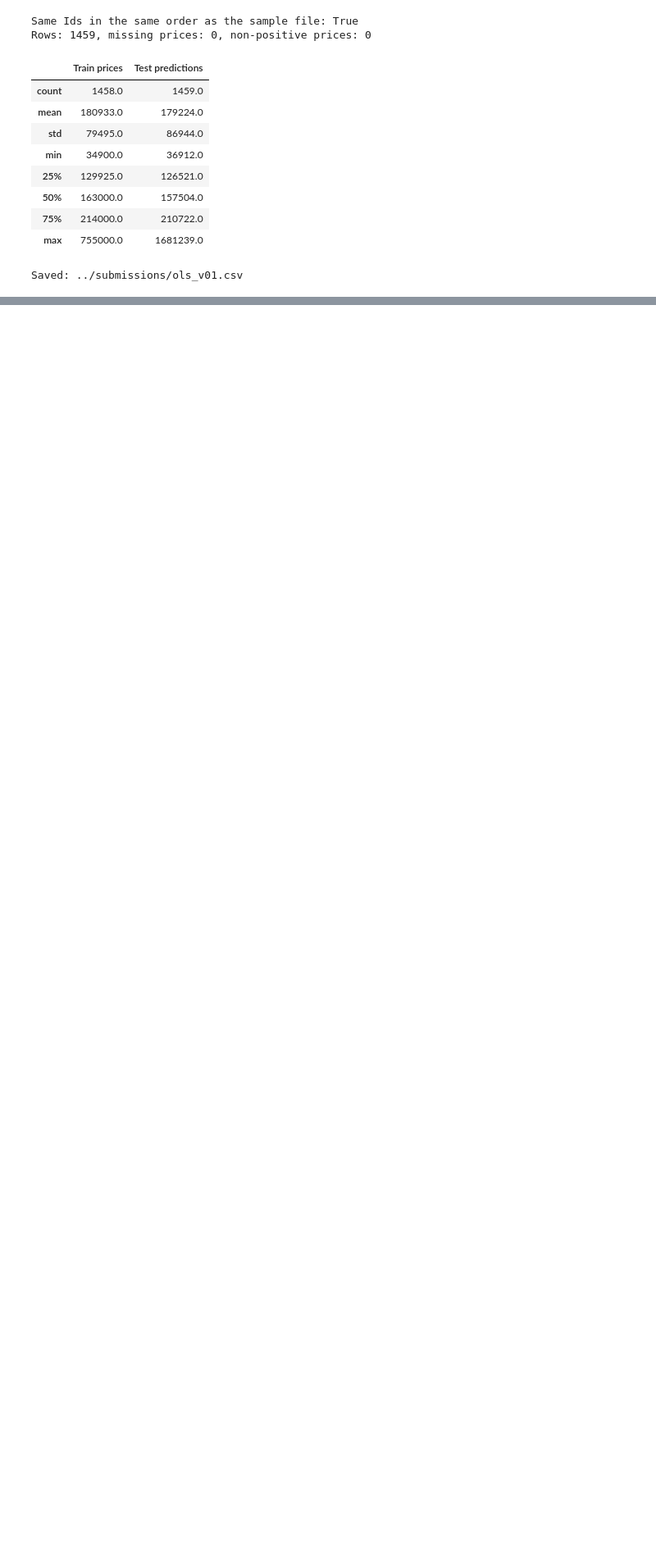
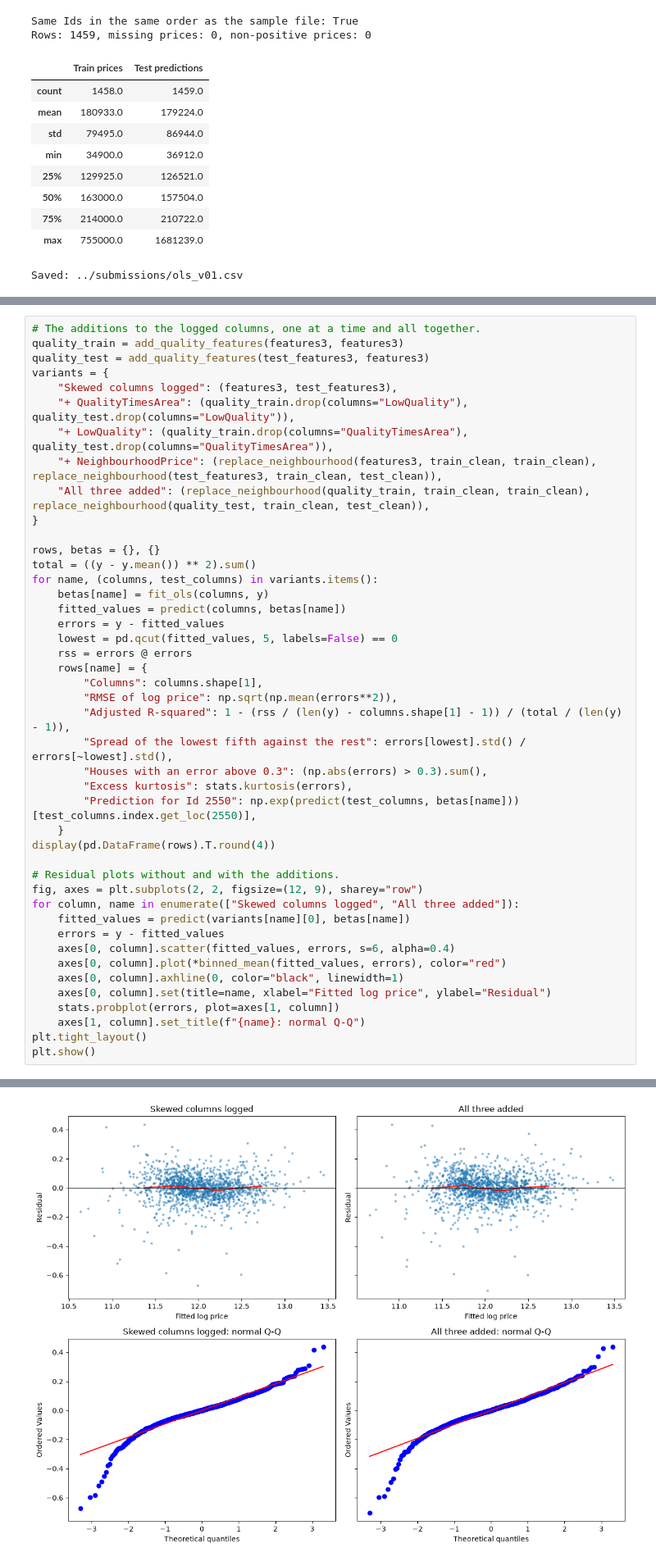
Before and after one commit to aramosw/house-prices, a Jupyter notebook: notebooks/LinearRegression.ipynb, the cells around one changed output, grey strips where cells are left out. Shown at 82% size. Saved outputs shown, nothing was run; the diff lists cells and outputs as text; blank space fills up the shorter version.

```diff
--- a/notebooks/LinearRegression.ipynb
+++ b/notebooks/LinearRegression.ipynb
@@ -421,0 +601,45 @@ Saved: ../submissions/ols_v01.csv
+# %%
+# The additions to the logged columns, one at a time and all together.
+quality_train = add_quality_features(features3, features3)
+quality_test = add_quality_features(test_features3, features3)
+variants = {
+    "Skewed columns logged": (features3, test_features3),
+    "+ QualityTimesArea": (quality_train.drop(columns="LowQuality"), quality_test.drop(columns="LowQuality")),
+    "+ LowQuality": (quality_train.drop(columns="QualityTimesArea"), quality_test.drop(columns="QualityTimesArea")),
+    "+ NeighbourhoodPrice": (replace_neighbourhood(features3, train_clean, train_clean), replace_neighbourhood(test_features3, train_clean, test_clean)),
+    "All three added": (replace_neighbourhood(quality_train, train_clean, train_clean), replace_neighbourhood(quality_test, train_clean, test_clean)),
+}
+
+rows, betas = {}, {}
+total = ((y - y.mean()) ** 2).sum()
+for name, (columns, test_columns) in variants.items():
+    betas[name] = fit_ols(columns, y)
+    fitted_values = predict(columns, betas[name])
+    errors = y - fitted_values
+    lowest = pd.qcut(fitted_values, 5, labels=False) == 0
+    rss = errors @ errors
+    rows[name] = {
+        "Columns": columns.shape[1],
+        "RMSE of log price": np.sqrt(np.mean(errors**2)),
+        "Adjusted R-squared": 1 - (rss / (len(y) - columns.shape[1] - 1)) / (total / (len(y) - 1)),
+        "Spread of the lowest fifth against the rest": errors[lowest].std() / errors[~lowest].std(),
+        "Houses with an error above 0.3": (np.abs(errors) > 0.3).sum(),
+        "Excess kurtosis": stats.kurtosis(errors),
+        "Prediction for Id 2550": np.exp(predict(test_columns, betas[name]))[test_columns.index.get_loc(2550)],
+    }
+display(pd.DataFrame(rows).T.round(4))
+
+# Residual plots without and with the additions.
+fig, axes = plt.subplots(2, 2, figsize=(12, 9), sharey="row")
+for column, name in enumerate(["Skewed columns logged", "All three added"]):
+    fitted_values = predict(variants[name][0], betas[name])
+    errors = y - fitted_values
+    axes[0, column].scatter(fitted_values, errors, s=6, alpha=0.4)
+    axes[0, column].plot(*binned_mean(fitted_values, errors), color="red")
+    axes[0, column].axhline(0, color="black", linewidth=1)
+    axes[0, column].set(title=name, xlabel="Fitted log price", ylabel="Residual")
+    stats.probplot(errors, plot=axes[1, column])
+    axes[1, column].set_title(f"{name}: normal Q-Q")
+plt.tight_layout()
+plt.show()
+# %% [output]
@@ -421,0 +652 @@ Saved: ../submissions/ols_v01.csv
+[figure, added]
```
Also changed, not shown: parts of 14 cells of this notebook, 2 other files.
